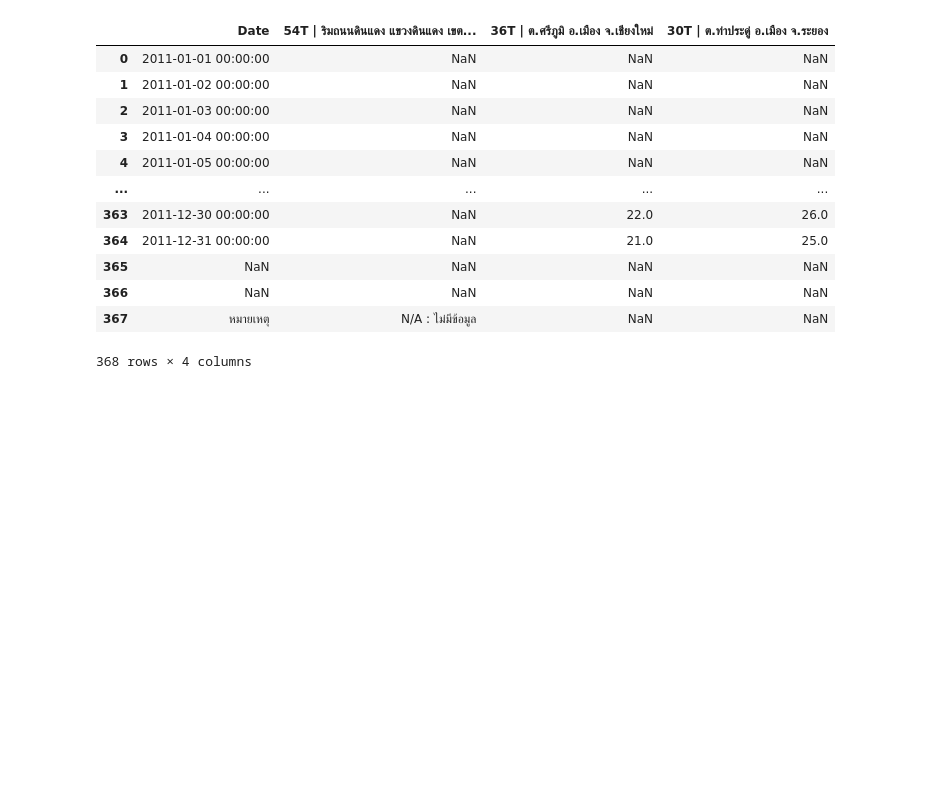
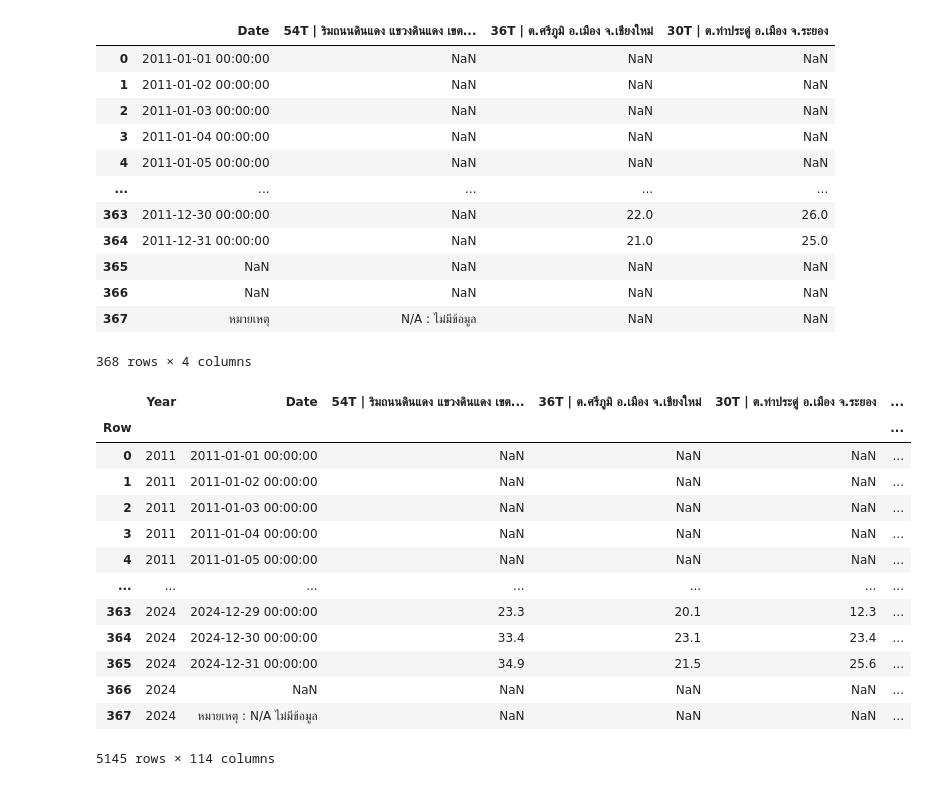
Before and after one commit to smolguyonearth/whoopenthisisgay, a Jupyter notebook: code_poysian/archive/completed_pmmap.ipynb, the cells around one changed output. Drawn from its saved outputs; the diff is of its cells as text; code cells hidden in the pictures; blank space fills up the shorter version.

```diff
--- a/code_poysian/archive/completed_pmmap.ipynb
+++ b/code_poysian/archive/completed_pmmap.ipynb
@@ -165,3 +165,26 @@ dfs_pm[2011]
 | 366 | NaN | NaN | NaN | NaN |
 | 367 | หมายเหตุ | N/A : ไม่มีข้อมูล | NaN | NaN |
 368 rows × 4 columns
+# %%
+# Combine all years into a single DataFrame
+df_all_years = pd.concat(dfs_pm.values(), keys=dfs_pm.keys(), names=['Year', 'Row'])
+
+# Reset the index to make it easier to work with
+df_all_years.reset_index(level=0, inplace=True)
+
+df_all_years
+# %% [output]
+|  | Year | Date | 54T | ริมถนนดินแดง แขวงดินแดง เขต... | 36T | ต.ศรีภูมิ อ.เมือง จ.เชียงใหม่ | 30T | ต.ท่าประดู่ อ.เมือง จ.ระยอง | ... |
+| Row |  |  |  |  |  | ... |
+| 0 | 2011 | 2011-01-01 00:00:00 | NaN | NaN | NaN | ... |
+| 1 | 2011 | 2011-01-02 00:00:00 | NaN | NaN | NaN | ... |
+| 2 | 2011 | 2011-01-03 00:00:00 | NaN | NaN | NaN | ... |
+| 3 | 2011 | 2011-01-04 00:00:00 | NaN | NaN | NaN | ... |
+| 4 | 2011 | 2011-01-05 00:00:00 | NaN | NaN | NaN | ... |
+| ... | ... | ... | ... | ... | ... | ... |
+| 363 | 2024 | 2024-12-29 00:00:00 | 23.3 | 20.1 | 12.3 | ... |
+| 364 | 2024 | 2024-12-30 00:00:00 | 33.4 | 23.1 | 23.4 | ... |
+| 365 | 2024 | 2024-12-31 00:00:00 | 34.9 | 21.5 | 25.6 | ... |
+| 366 | 2024 | NaN | NaN | NaN | NaN | ... |
+| 367 | 2024 | หมายเหตุ : N/A ไม่มีข้อมูล | NaN | NaN | NaN | ... |
+5145 rows × 114 columns
```
Also changed, not shown: parts of 2 cells of this notebook, 4 other files.
